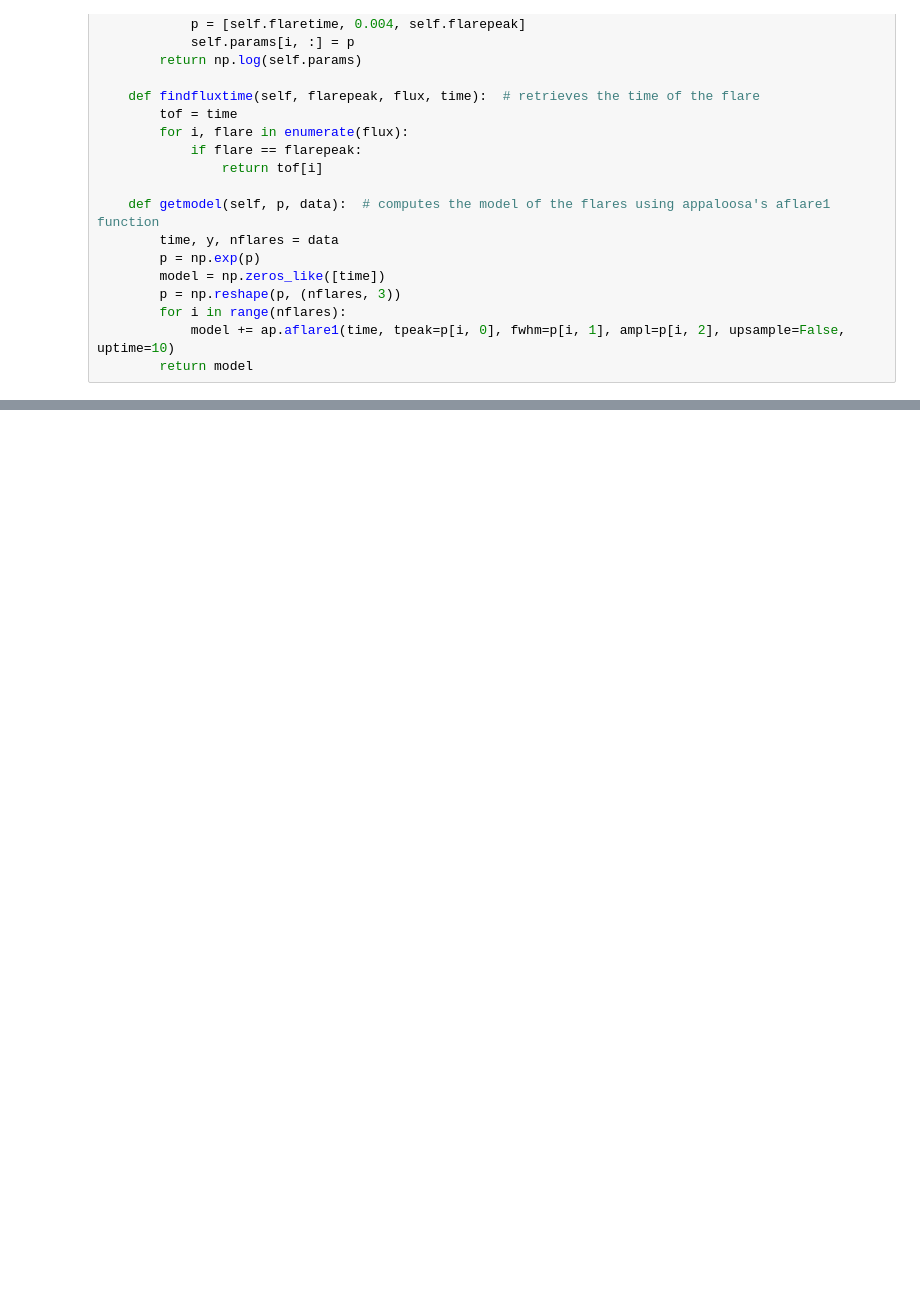
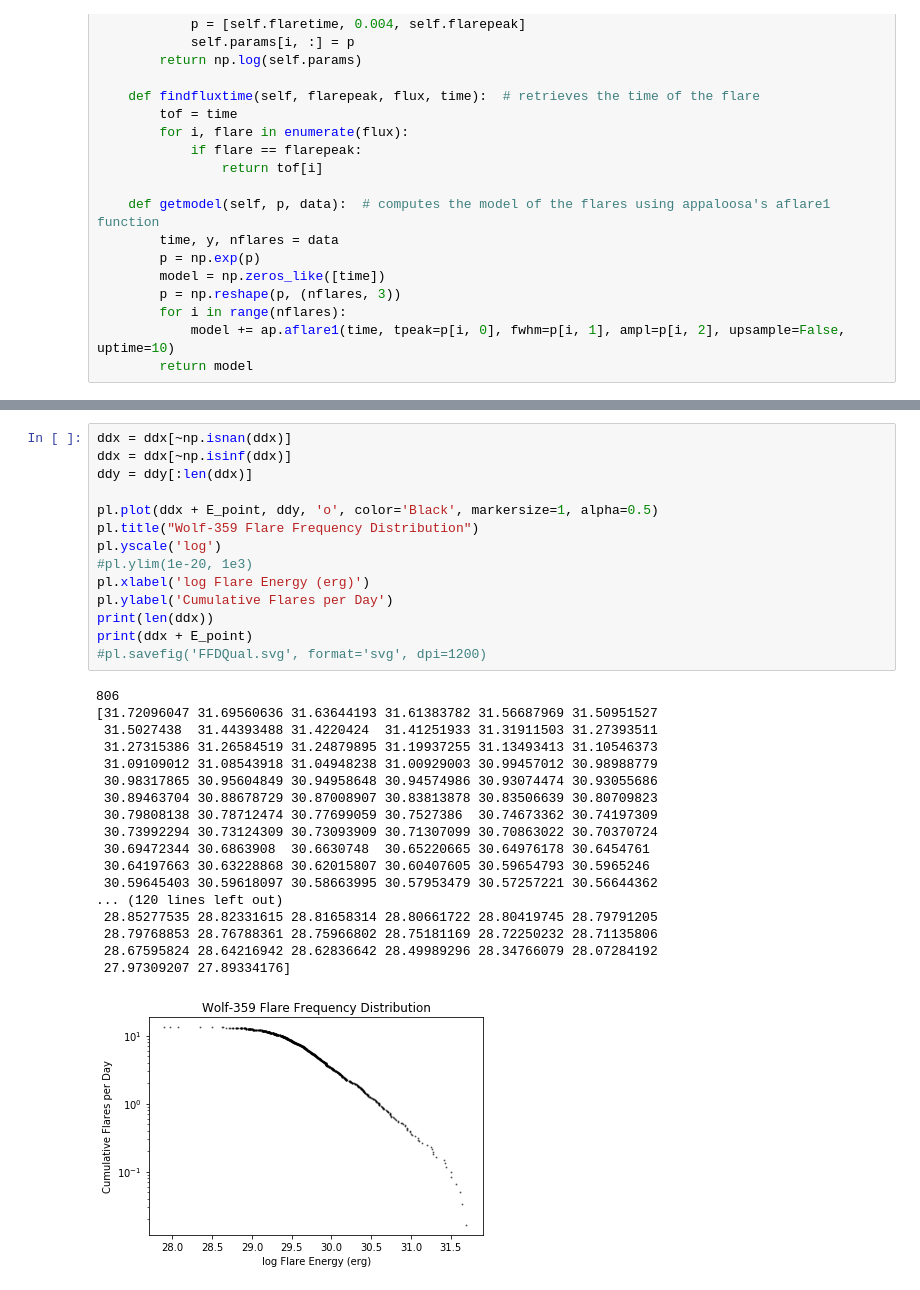
Before and after one commit to dennisafa/auto_flare, a Jupyter notebook: auto_flare.ipynb, the cells around one changed output, grey strips where cells are left out. Saved outputs shown, nothing was run; the diff lists cells and outputs as text; blank space fills up the shorter version.

```diff
--- a/auto_flare.ipynb
+++ b/auto_flare.ipynb
@@ -291,0 +309,33 @@ print(flare.time[-1])
+# %%
+ddx = ddx[~np.isnan(ddx)]
+ddx = ddx[~np.isinf(ddx)]
+ddy = ddy[:len(ddx)]
+
+pl.plot(ddx + E_point, ddy, 'o', color='Black', markersize=1, alpha=0.5)
+pl.title("Wolf-359 Flare Frequency Distribution")
+pl.yscale('log')
+#pl.ylim(1e-20, 1e3)
+pl.xlabel('log Flare Energy (erg)')
+pl.ylabel('Cumulative Flares per Day')
+print(len(ddx))
+print(ddx + E_point)
+#pl.savefig('FFDQual.svg', format='svg', dpi=1200)
+# %% [output]
+806
+[31.72096047 31.69560636 31.63644193 31.61383782 31.56687969 31.50951527
+ 31.5027438  31.44393488 31.4220424  31.41251933 31.31911503 31.27393511
+ 31.27315386 31.26584519 31.24879895 31.19937255 31.13493413 31.10546373
+ 31.09109012 31.08543918 31.04948238 31.00929003 30.99457012 30.98988779
+ 30.98317865 30.95604849 30.94958648 30.94574986 30.93074474 30.93055686
+ 30.89463704 30.88678729 30.87008907 30.83813878 30.83506639 30.80709823
+ 30.79808138 30.78712474 30.77699059 30.7527386  30.74673362 30.74197309
+ 30.73992294 30.73124309 30.73093909 30.71307099 30.70863022 30.70370724
+ 30.69472344 30.6863908  30.6630748  30.65220665 30.64976178 30.6454761
+ 30.64197663 30.63228868 30.62015807 30.60407605 30.59654793 30.5965246
+ 30.59645403 30.59618097 30.58663995 30.57953479 30.57257221 30.56644362
+... (120 lines left out)
+ 28.85277535 28.82331615 28.81658314 28.80661722 28.80419745 28.79791205
+ 28.79768853 28.76788361 28.75966802 28.75181169 28.72250232 28.71135806
+ 28.67595824 28.64216942 28.62836642 28.49989296 28.34766079 28.07284192
+ 27.97309207 27.89334176]
+[figure, added]
```
Also changed, not shown: parts of 8 cells of this notebook.
